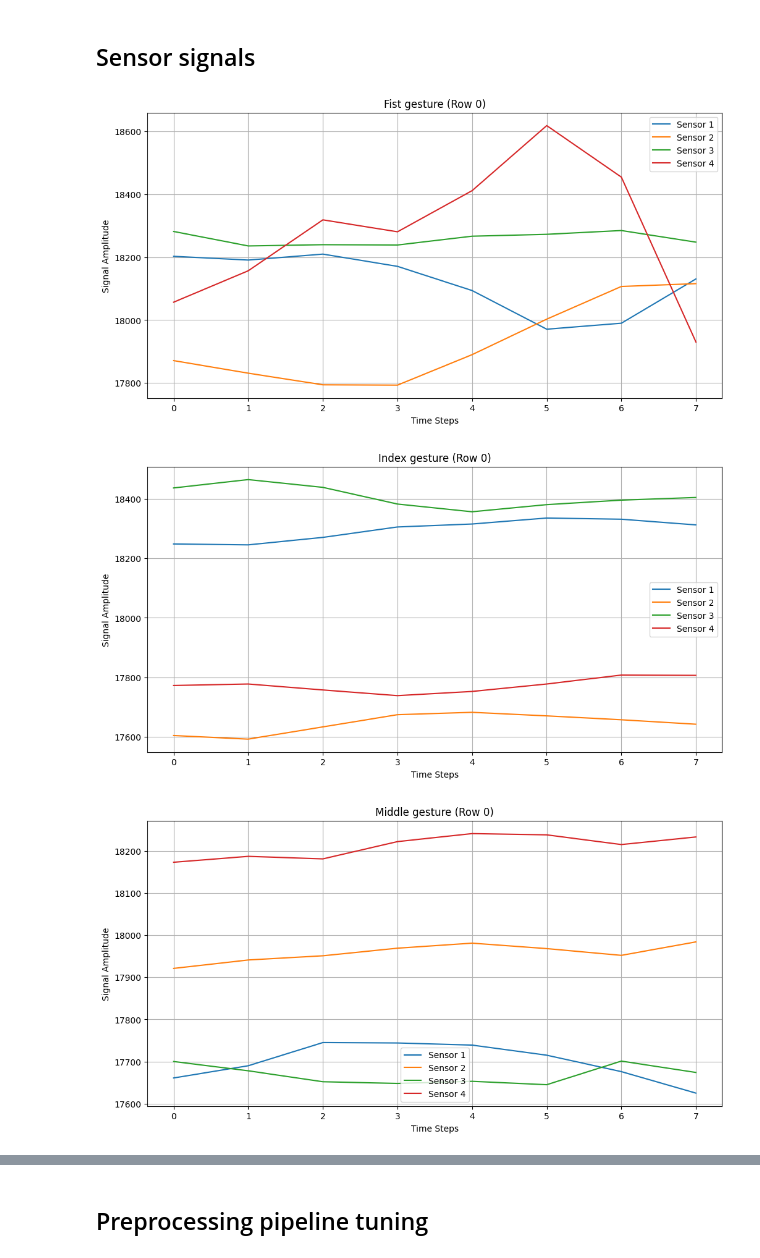
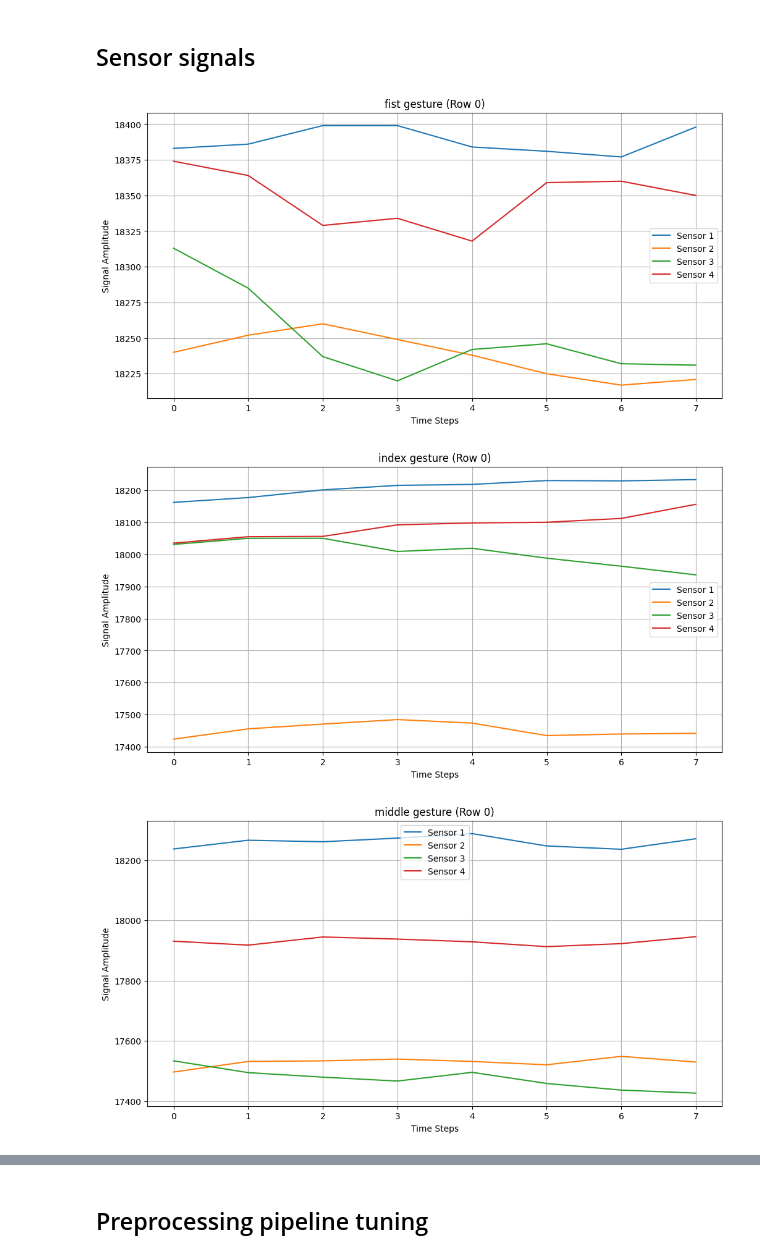
Before and after one commit to Incomprehensible/Real-Time-Gesture-Control-System-for-Precision-Control, a Jupyter notebook: training/scripts/hand-gesture-recognition_pipeline_tuning.ipynb, the cells around one changed output, grey strips where cells are left out. Saved outputs shown, nothing was run; the diff lists cells and outputs as text; code cells hidden in the pictures.

```diff
--- a/training/scripts/hand-gesture-recognition_pipeline_tuning.ipynb
+++ b/training/scripts/hand-gesture-recognition_pipeline_tuning.ipynb
@@ -110,21 +96,9 @@ def get_min_df_array_len(dfs):
 def get_min_df_len(dfs):
     min_len = min([len(df) for df in dfs])
     return min_len
+
+def get_random_df_chunk(df, chunk_len):
+    if len(df) == chunk_len:
+        return df
+    start = np.random.randint(0, len(df) - chunk_len)
+    return df[start:start+chunk_len]
-# %%
-num_samples = get_min_df_array_len([fist_df, index_df, middle_df, ok_df, peace_df, thumb_df])
-
-fist_df = pd.concat([df.sample(num_samples, random_state=random_state) for df in fist_df])
-index_df = pd.concat([df.sample(num_samples, random_state=random_state) for df in index_df])
-middle_df = pd.concat([df.sample(num_samples, random_state=random_state) for df in middle_df])
-ok_df = pd.concat([df.sample(num_samples, random_state=random_state) for df in ok_df])
-peace_df = pd.concat([df.sample(num_samples, random_state=random_state) for df in peace_df])
-thumb_df = pd.concat([df.sample(num_samples, random_state=random_state) for df in thumb_df])
-
-min_len = get_min_df_len([fist_df, index_df, middle_df, ok_df, peace_df, thumb_df])
-print('Min length of combined dataframes:', min_len)
-baseline_array = baseline_df.values
-if min_len > len(baseline_array):
-    baseline_array = np.concatenate([baseline_array for _ in range(min_len // len(baseline_array))])
-    baseline_array = np.concatenate([baseline_array, baseline_array[:min_len % len(baseline_array)]])
-else:
-    baseline_array = baseline_array[:min_len]
@@ -146,0 +109,9 @@ ok_df.head()
+# %%
+concat_dfs = []
+
+for i in range(NUM_CLASSES):
+    if SUBSAMPLE_DATA:
+        min_len = get_min_df_array_len(dfs)
+        concat_dfs.append(pd.concat([get_random_df_chunk(df, min_len) for df in dfs[i]], ignore_index=True))
+    else:
+        concat_dfs.append(pd.concat(dfs[i], ignore_index=True))
@@ -325,7 +282,7 @@ def plot_time_signals(dataframe, row_index, title):
     row_data = dataframe.iloc[row_index, :]
 
     # Split the row into 8 groups corresponding to sensors
-    signals = np.array_split(row_data.values, num_sensors)
+    signals = np.array_split(row_data.values, NUM_SENSORS, axis=0)
 
     # Plot each sensor's signal
     plt.figure(figsize=(12, 6))
@@ -341,10 +298,10 @@ def plot_time_signals(dataframe, row_index, title):
 
 def plot_all_time_signals(dataframe, title):
     # Plot each sensor's signal
-    signals = np.array_split(dataframe.values, num_sensors)
-    fig, axs = plt.subplots(2, 2, figsize=(24, 16))
+    signals = np.array_split(dataframe.values, NUM_SENSORS, axis=1)
+    fig, axs = plt.subplots(NUM_SENSORS // 2 + NUM_SENSORS % 2, 2, figsize=(24, 16))
     axs = axs.flatten()
-    for sensor in range(0, num_sensors):
+    for sensor in range(0, NUM_SENSORS):
         sigs = signals[sensor]
         sigs = np.array(sigs).flatten()
         axs[sensor].set_title(f'Sensor {sensor + 1}')
@@ -353,15 +310,15 @@ def plot_all_time_signals(dataframe, title):
 
     plt.show()
 # %%
-plot_time_signals(fist_df, row_index=0, title='Fist gesture')
+plot_time_signals(concat_dfs[0], row_index=0, title=f'{GESTURES[0]} gesture')
 # %% [output]
-[figure, old version]
+[figure, new version]
 # %%
-plot_time_signals(index_df, row_index=0, title='Index gesture')
+plot_time_signals(concat_dfs[1], row_index=0, title=f'{GESTURES[1]} gesture')
 # %% [output]
-[figure, old version]
+[figure, new version]
 # %%
-plot_time_signals(middle_df, row_index=0, title='Middle gesture')
+plot_time_signals(concat_dfs[2], row_index=0, title=f'{GESTURES[2]} gesture')
 # %% [output]
-[figure, old version]
+[figure, new version]
 # %%
```
Also changed, not shown: parts of 49 cells of this notebook, 1 other file.
